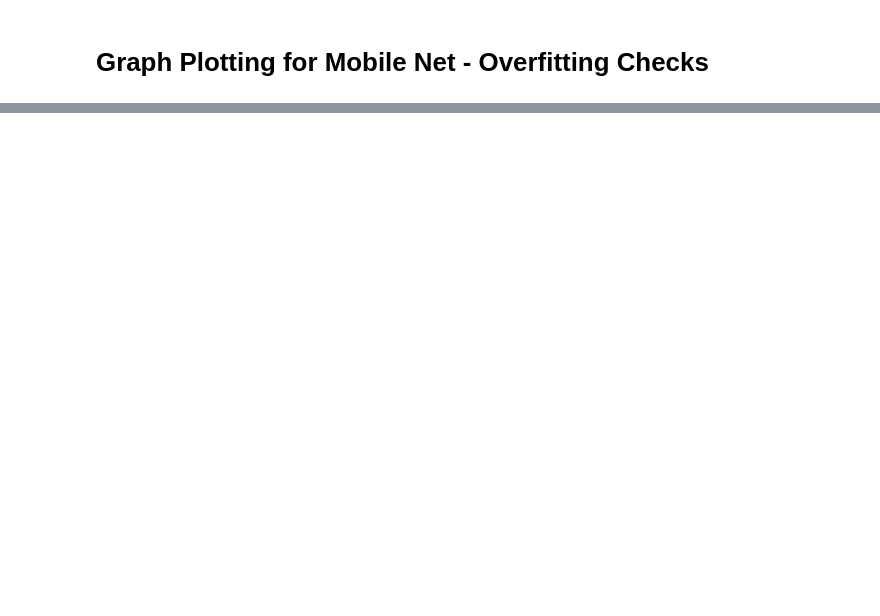
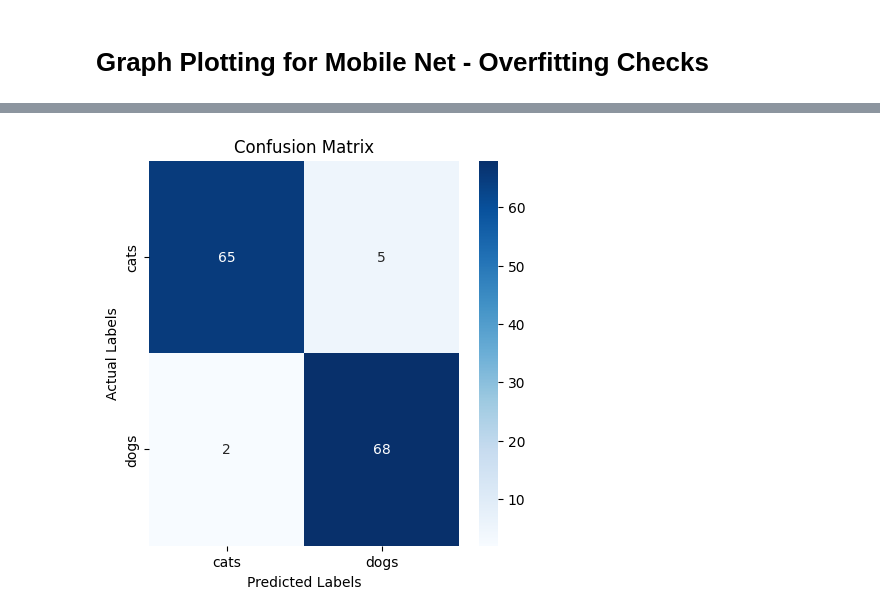
Before and after one commit to Inshalmunaf/Deep_Learning_Project1, a Jupyter notebook: DeepLearning__Project_1.ipynb, the cells around one changed output, grey strips where cells are left out. Cells and saved outputs as stored; diff of their text form; code cells hidden in the pictures; blank space fills up the shorter version.

Commit message:
Visualization And Classification Report

```diff
--- a/DeepLearning__Project_1.ipynb
+++ b/DeepLearning__Project_1.ipynb
@@ -490,0 +500,10 @@ plt.show()
+# %%
+Y_true = []
+Y_predicted =[]
+#Iterate over the test data to get images and labels
+for images ,labels in test_ds:
+  Y_true.extend(labels.numpy())
+  pred = model_MobileNet(images)
+  Y_predicted.extend(pred.numpy())
+
+print(Y_true)
@@ -490,0 +512,13 @@ plt.show()
+# %%
+#converting into nupy array
+Y_true = np.array(Y_true)
+Y_predicted = np.array(Y_predicted)
+#converting probabilities scores into classification
+Y_predicted = (Y_predicted > 0.5).astype(int)
+# %%
+from sklearn.metrics import classification_report
+class_names = ['cats' , 'dogs']
+
+report = classification_report(Y_true , Y_predicted , target_names=class_names)
+print("Classification Report - MobileNet-V2")
+print(report)
@@ -490,0 +535,22 @@ plt.show()
+# %%
+import seaborn as sns
+import matplotlib.pyplot as plt
+from sklearn.metrics import confusion_matrix
+
+cm = confusion_matrix(Y_true,Y_predicted)
+
+plt.figure(figsize=(5,5))
+sns.heatmap(
+    cm,
+    fmt = 'd',
+    annot = True,
+    cmap='Blues',
+    xticklabels = class_names,
+    yticklabels = class_names
+)
+plt.xlabel('Predicted Labels')
+plt.ylabel('Actual Labels')
+plt.title('Confusion Matrix')
+plt.show()
+# %% [output]
+[figure, added]
```
Also changed, not shown: parts of 23 cells of this notebook.
